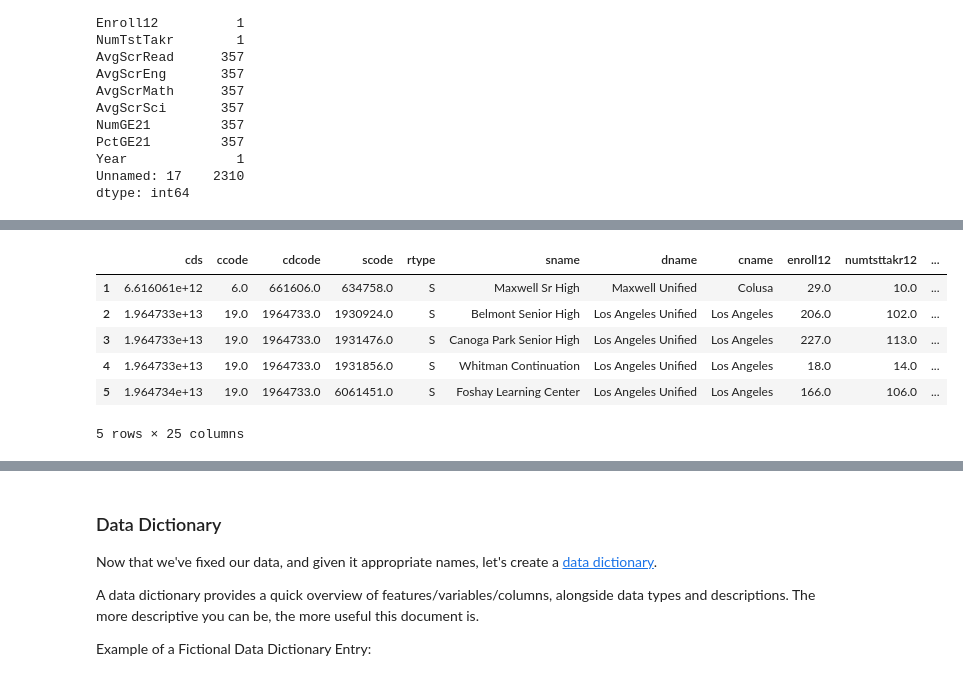
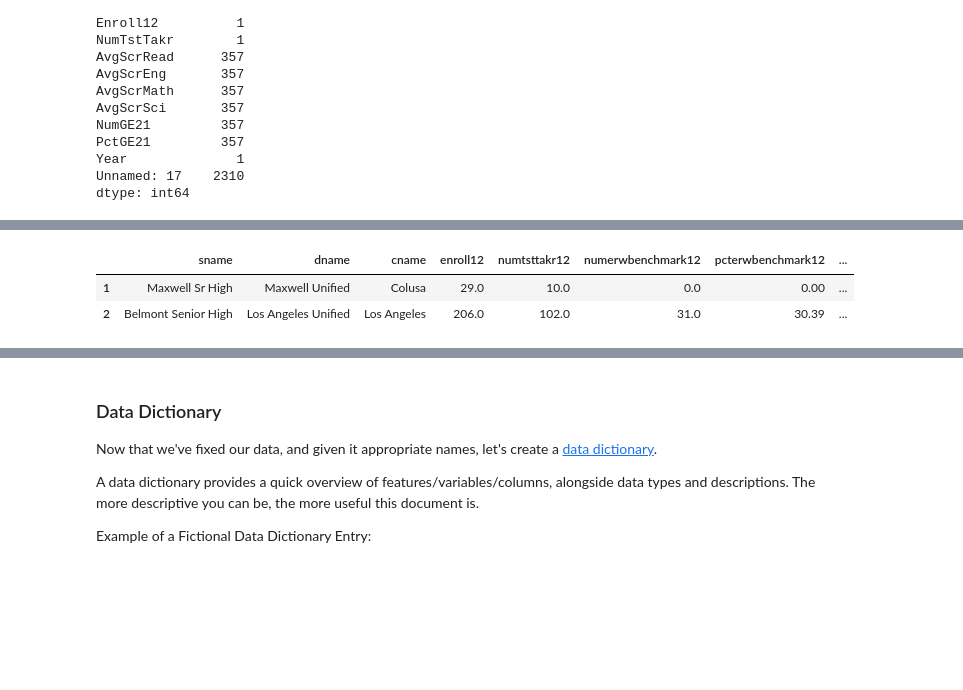
Before and after one commit to abiraauthayan/SATandACTscores, a Jupyter notebook: code/starter-code.ipynb, the cells around one changed output, grey strips where cells are left out. Saved outputs shown, nothing was run; the diff lists cells and outputs as text; code cells hidden in the pictures; blank space fills up the shorter version.

```diff
--- a/code/starter-code.ipynb
+++ b/code/starter-code.ipynb
@@ -223,0 +224,6 @@ sat.drop('Unnamed: 25', axis=1, inplace=True)
+# %%
+#removing all columns I wont be needing for my project including grade 11 data from SATs
+#since I will only be comparing grade 12 data.
+col_to_remove_sat=['Unnamed: 25','CDS','CCode', 'CDCode', 'SCode', 'RType','Enroll11','NumTSTTakr11','NumERWBenchmark11','PctERWBenchmark11','NumMathBenchmark11','PctMathBenchmark11','TotNumBothBenchmark11','PctBothBenchmark11']
+sat.drop(columns=col_to_remove_sat, inplace=True)
+sat.head()
@@ -229,0 +243,3 @@ act.dropna(inplace=True)
+# %%
+#dropping the state of california since its causing an outlier in my data
+sat = sat.drop(sat[sat['CName'] == 'State of California'].index)
@@ -274,0 +316,6 @@ ValueError: could not convert string to float: '*'
+# %%
+col_to_convert_sat=['NumERWBenchmark12','PctERWBenchmark12','NumMathBenchmark12','PctMathBenchmark12','TotNumBothBenchmark12','PctBothBenchmark12']
+sat[col_to_convert_sat]=sat[col_to_convert_sat].replace('*', "0")
+# %%
+#converting all columns with grades from object to float as i will be using this in my analysis
+sat[col_to_convert_sat]=sat[col_to_convert_sat].applymap(string_to_float)
@@ -285,11 +348,7 @@ act.head()
 # %%
 sat.columns=sat.columns.str.lower()
-sat.head()
+sat.head(2)
 # %% [output]
-|  | cds | ccode | cdcode | scode | rtype | sname | dname | cname | enroll12 | numtsttakr12 | ... |
-| 1 | 6.616061e+12 | 6.0 | 661606.0 | 634758.0 | S | Maxwell Sr High | Maxwell Unified | Colusa | 29.0 | 10.0 | ... |
-| 2 | 1.964733e+13 | 19.0 | 1964733.0 | 1930924.0 | S | Belmont Senior High | Los Angeles Unified | Los Angeles | 206.0 | 102.0 | ... |
-| 3 | 1.964733e+13 | 19.0 | 1964733.0 | 1931476.0 | S | Canoga Park Senior High | Los Angeles Unified | Los Angeles | 227.0 | 113.0 | ... |
-| 4 | 1.964733e+13 | 19.0 | 1964733.0 | 1931856.0 | S | Whitman Continuation | Los Angeles Unified | Los Angeles | 18.0 | 14.0 | ... |
-| 5 | 1.964734e+13 | 19.0 | 1964733.0 | 6061451.0 | S | Foshay Learning Center | Los Angeles Unified | Los Angeles | 166.0 | 106.0 | ... |
+|  | sname | dname | cname | enroll12 | numtsttakr12 | numerwbenchmark12 | pcterwbenchmark12 | ... |
+| 1 | Maxwell Sr High | Maxwell Unified | Colusa | 29.0 | 10.0 | 0.0 | 0.00 | ... |
+| 2 | Belmont Senior High | Los Angeles Unified | Los Angeles | 206.0 | 102.0 | 31.0 | 30.39 | ... |
-5 rows × 25 columns
```
Also changed, not shown: parts of 54 cells of this notebook.
